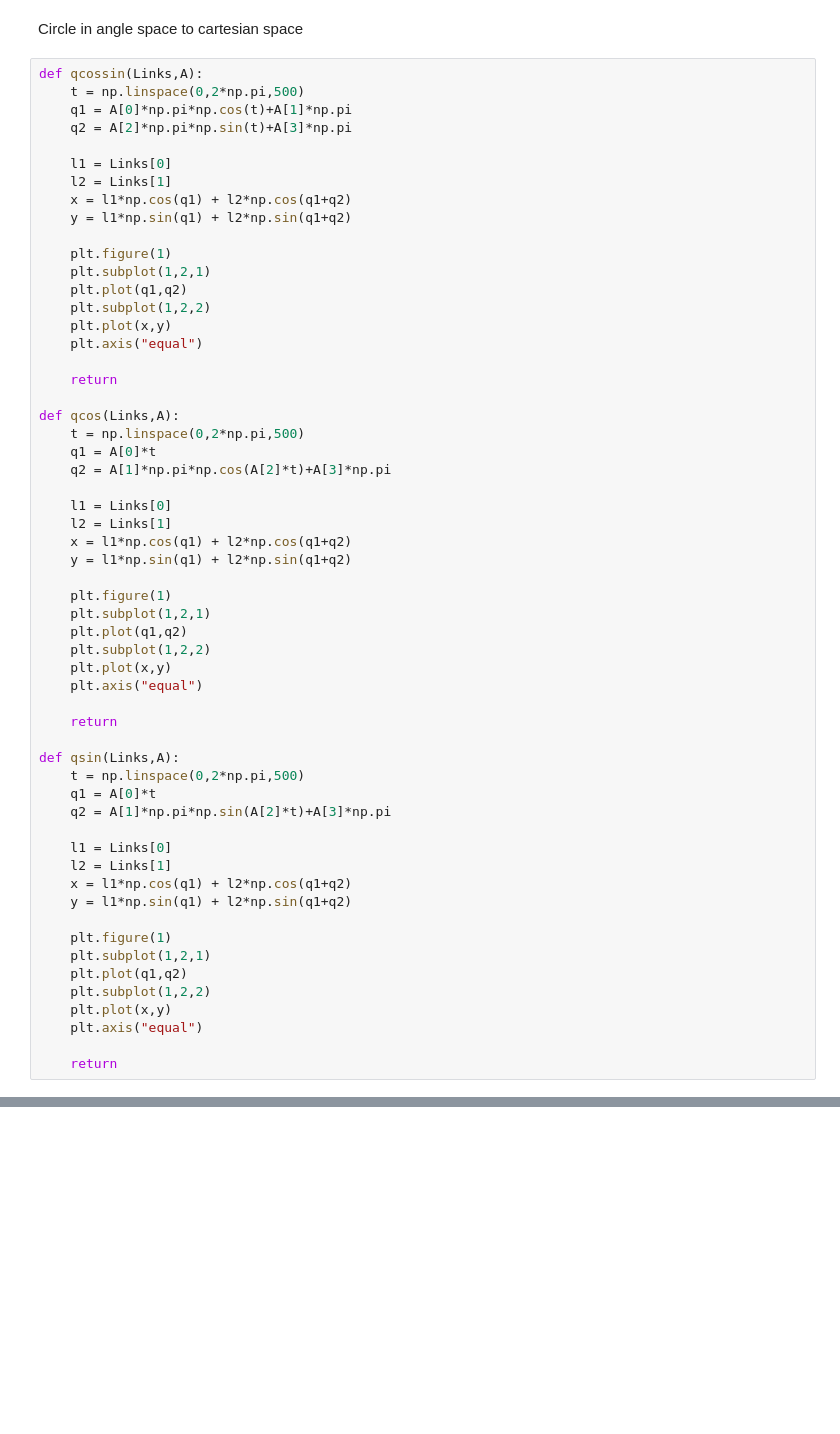
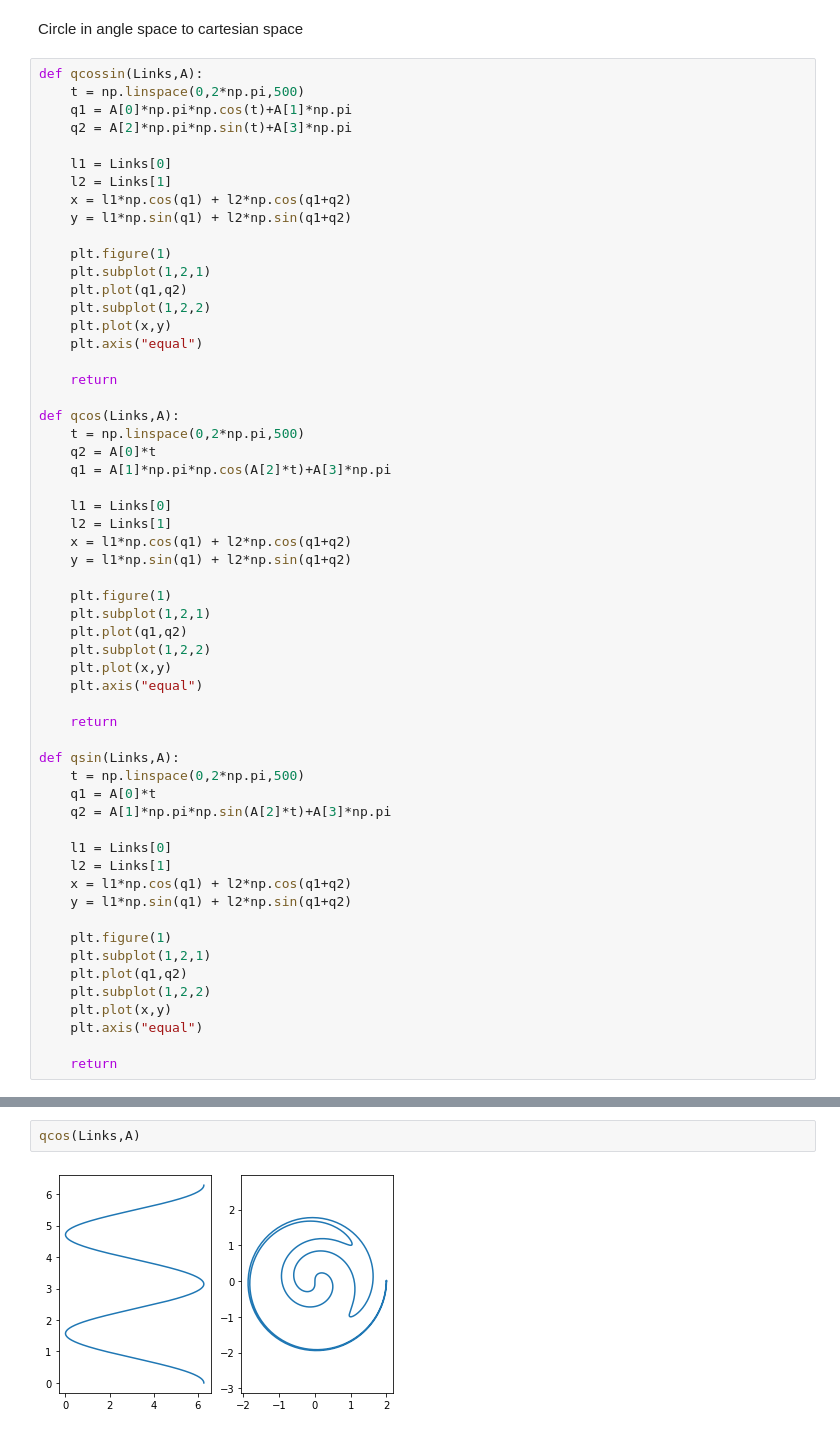
Before and after one commit to Tsmorz/cs5335, a Jupyter notebook: Personal/q2cart.ipynb, the cells around one changed output, grey strips where cells are left out. Cells and saved outputs as stored; diff of their text form; blank space fills up the shorter version.

```diff
--- a/Personal/q2cart.ipynb
+++ b/Personal/q2cart.ipynb
@@ -27,8 +27,8 @@ def qcossin(Links,A):
 
 def qcos(Links,A):
     t = np.linspace(0,2*np.pi,500)
-    q1 = A[0]*t
-    q2 = A[1]*np.pi*np.cos(A[2]*t)+A[3]*np.pi
+    q2 = A[0]*t
+    q1 = A[1]*np.pi*np.cos(A[2]*t)+A[3]*np.pi
 
     l1 = Links[0]
     l2 = Links[1]
@@ -76,0 +72,4 @@ qcircle(Links,A)
+# %%
+qcos(Links,A)
+# %% [output]
+[figure, added]
```
Also changed, not shown: parts of 5 cells of this notebook.
